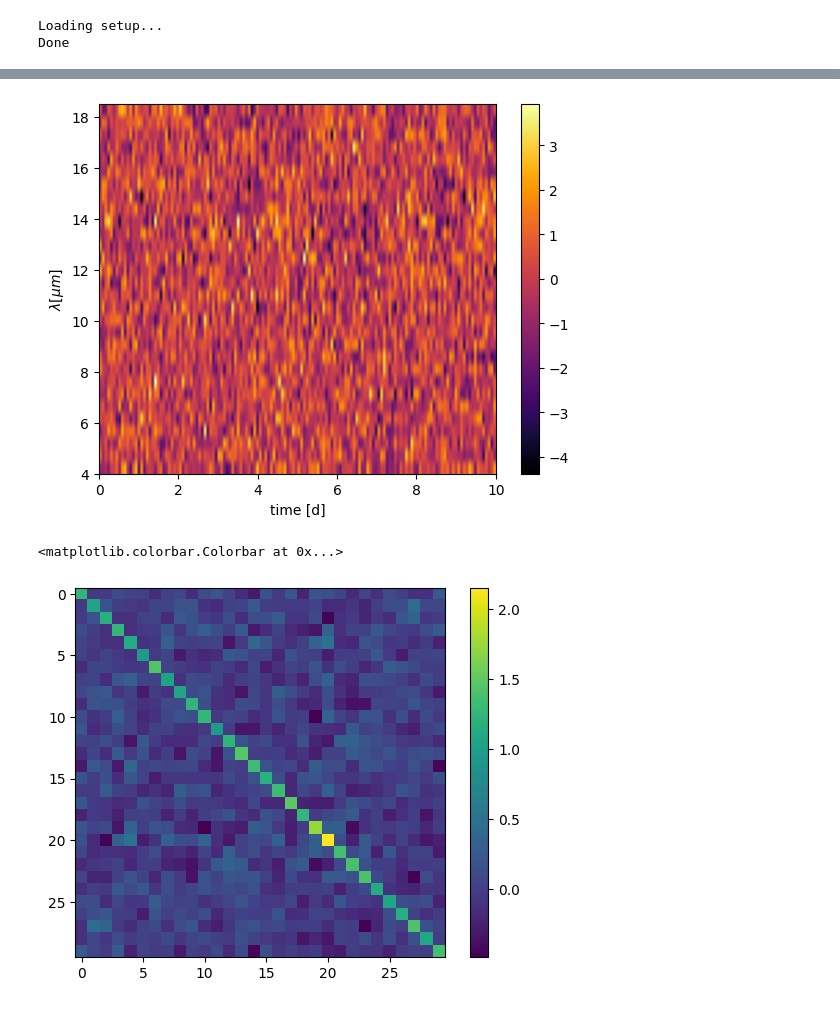
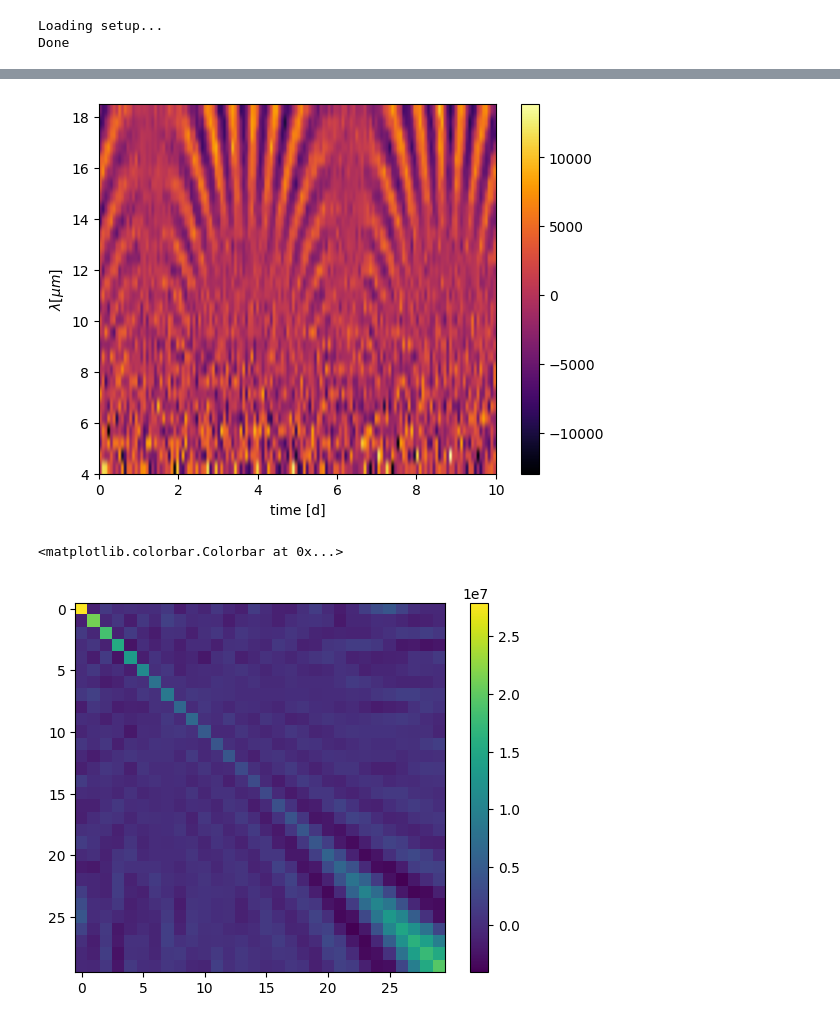
Before and after one commit to bcrazzolara/LIFEsandbox, a Jupyter notebook: lifesim_plots/full_sbw_pipeline.ipynb, the cells around one changed output, grey strips where cells are left out. Drawn from its saved outputs; the diff is of its cells as text; code cells hidden in the pictures.

```diff
--- a/lifesim_plots/full_sbw_pipeline.ipynb
+++ b/lifesim_plots/full_sbw_pipeline.ipynb
@@ -40,11 +70,14 @@ from torch import mean, var, cov
 # %%
 # Use the predefined ideal LIFE baseline instrument, i.e. without any instrumental noise
 inst = inst = Instrument(
-    array_configuration_matrix=SBWConfiguration.acm,
-    complex_amplitude_transfer_matrix=SingleBracewell.catm,
-    kernels=SingleBracewell.kernels,
+    #array_configuration_matrix=SBWConfiguration.acm,
+    #complex_amplitude_transfer_matrix=SingleBracewell.catm,
+    #kernels=SingleBracewell.kernels,
+    array_configuration_matrix=XArrayConfiguration.acm,
+    complex_amplitude_transfer_matrix=DoubleBracewell.catm,
+    kernels=DoubleBracewell.kernels,
     aperture_diameter=3 * u.m,
-    nulling_baseline_min=8 * u.m,
+    nulling_baseline_min=3 * u.m,
     nulling_baseline_max=100 * u.m,
     throughput=0.12,
     quantum_efficiency=0.7,
@@ -68,7 +101,7 @@ obs = Observation(
     total_integration_time='10 d',  # Alternatively: '1 d' or 86400
     detector_integration_time='6000 s',  # Alternatively: '600 s' or 600
     modulation_period=10* u.day,  # Alternatively: '1 d' or 86400
-    nulling_baseline=20
+    nulling_baseline=18
 )
 # %%
 scene = Scene()
@@ -242,19 +279,19 @@ Done
-# %%
-data = pipeline.get_resource('data_filtered_white').get_data()[0]
-plt.figure()
-plt.imshow(data,  cmap='inferno', origin = 'lower',  extent = [0, 10, 4, 18.5], aspect = 'auto')
-plt.colorbar()
-plt.xlabel("time [d]")
-plt.ylabel(r"$\lambda [\mu m]$")
-#plt.savefig("plots/data_white.png", transparent = True, dpi = 300)
-plt.show()
-plt.close()
-
-plt.figure()
-cov_data = cov(data)
-plt.imshow(cov_data, origin = 'upper')
-plt.colorbar()
-# %% [output]
-[figure, removed]
-<matplotlib.colorbar.Colorbar at 0x...>
-[figure, removed]
+# %%
+data = pipeline.get_resource('data').get_data()[0]
+plt.figure()
+plt.imshow(data,  cmap='inferno', origin = 'lower',  extent = [0, 10, 4, 18.5], aspect = 'auto')
+plt.colorbar()
+plt.xlabel("time [d]")
+plt.ylabel(r"$\lambda [\mu m]$")
+#plt.savefig("plots/data_white.png", transparent = True, dpi = 300)
+plt.show()
+plt.close()
+
+plt.figure()
+cov_data = cov(data)
+plt.imshow(cov_data, origin = 'upper')
+plt.colorbar()
+# %% [output]
+[figure, added]
+<matplotlib.colorbar.Colorbar at 0x...>
+[figure, added]
```
Also changed, not shown: parts of 10 cells of this notebook.
